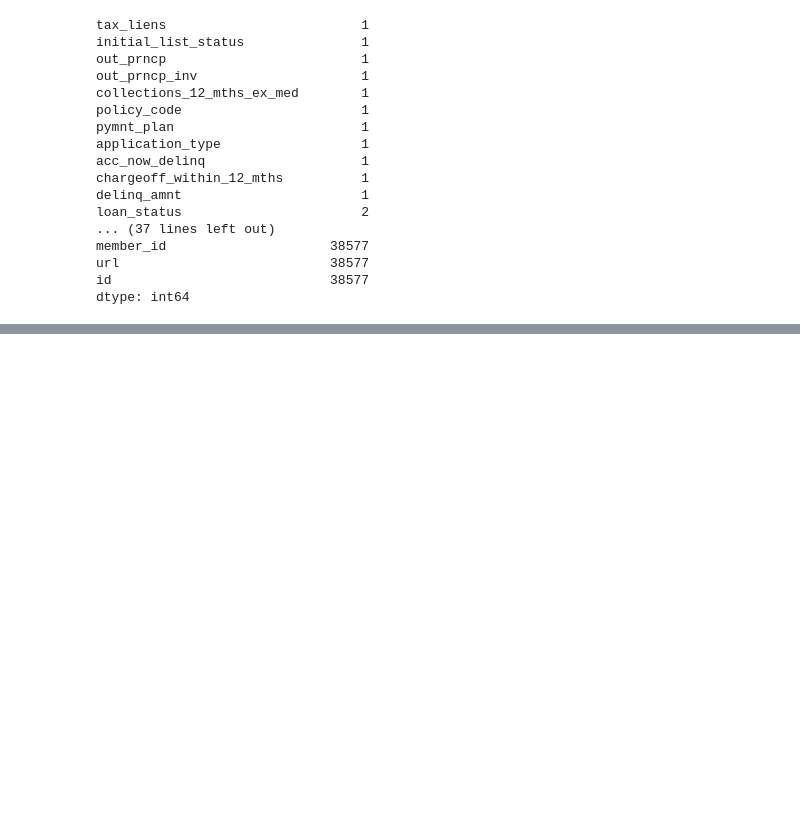
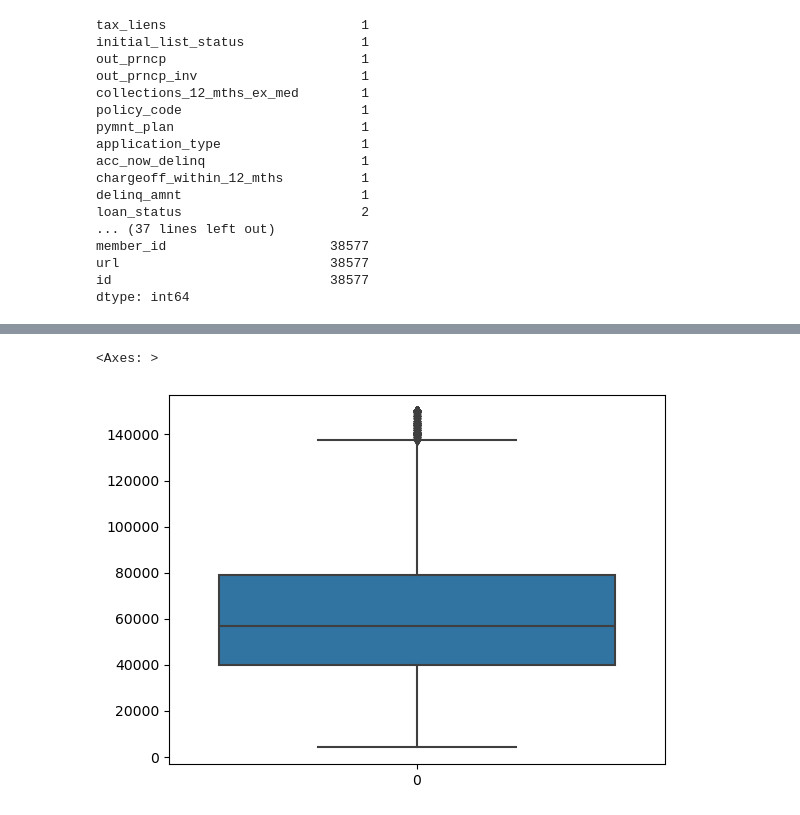
Before and after one commit to karthikgadepalli/LendingClubCaseStudy, a Jupyter notebook: LendingClubCaseStudyAnalysis.ipynb, the cells around one changed output, grey strips where cells are left out. Saved outputs shown, nothing was run; the diff lists cells and outputs as text; code cells hidden in the pictures; blank space fills up the shorter version.

```diff
--- a/LendingClubCaseStudyAnalysis.ipynb
+++ b/LendingClubCaseStudyAnalysis.ipynb
@@ -389,0 +467,7 @@ Bivariate
+# %%
+# Data above 96th percentile looks to be outliers, hence removing them and replotting again.
+loandfNew = loandfNew[loandfNew['annual_inc'] <= loandfNew['annual_inc'].quantile(0.96)]
+sns.boxplot(loandfNew['annual_inc'])
+# %% [output]
+<Axes: >
+[figure, added]
```
Also changed, not shown: parts of 34 cells of this notebook.
